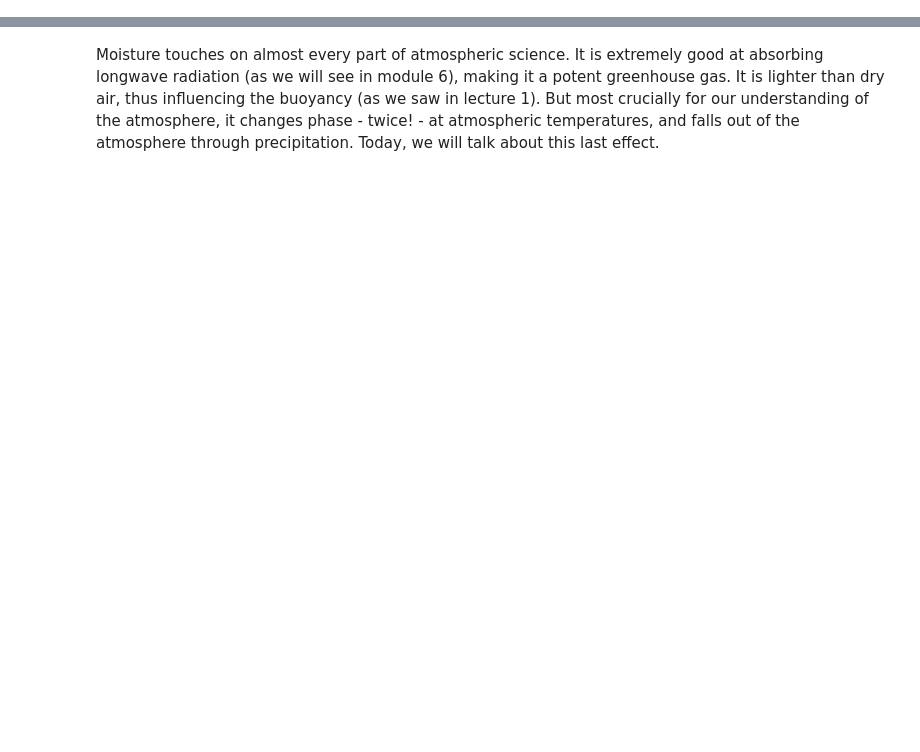
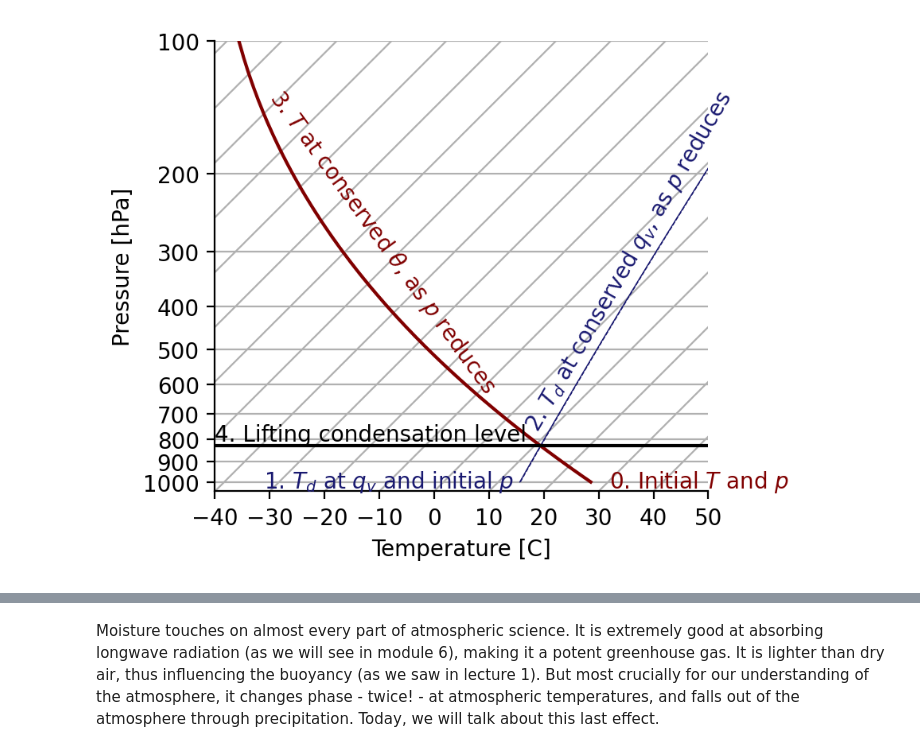
Before and after one commit to martinjanssens/metclim, a Jupyter notebook: metclim-jupyter-book/3. Thermodynamics (ii).ipynb, the cells around one changed output, grey strips where cells are left out. Saved outputs shown, nothing was run; the diff lists cells and outputs as text; code cells hidden in the pictures; blank space fills up the shorter version.

```diff
--- a/metclim-jupyter-book/3. Thermodynamics (ii).ipynb
+++ b/metclim-jupyter-book/3. Thermodynamics (ii).ipynb
@@ -114,0 +239,60 @@ Because $U_v<U_l$, condensating water vapour into liquid ($-dq_v$) represents in
+# %%
+# Parcel properties at its outset
+p0 = 1e5 # Pa
+T0 = 300 # K
+qv = 0.01 # kg/kg
+
+# Pressures we will lift the parcel to
+p = np.linspace(1e5, 1e4, 100)
+
+Rd = 287.05 # Dry air gas constant, J / kg / K
+cpd = 1004 # Dry air heat capacity at constant pressure, J / kg / K
+
+# Plot
+fig = plt.figure()
+skew = SkewT(fig, rotation=45)
+
+# 0. Initial parcel T and p
+skew.ax.text(0.8, 0.05, r'0. Initial $T$ and $p$', transform=skew.ax.transAxes, verticalalignment='top',
+            c='maroon')
+
+# 1. Initial dew-point temperature
+
+# With full definition for qs
+def e_sq(qs, p):
+    return qs * p / (qs * (1-Rd/Rv) + Rd/Rv)
+
+# With approximate definition for qs
+def e_sq_approx(qs, p):
+    return qs * p / (Rd/Rv)
+
+Tdew0 = Tdew(e_sq(qv, p0))
+skew.ax.text(0.1, 0.05, r'1. $T_d$ at $q_v$ and initial $p$', transform=skew.ax.transAxes, verticalalignment='top',
+            c='midnightblue')
+
+# 2. Tdew, as the parcel is lifted to lower p at constant qv
+Tdew_qscst = Tdew(e_sq(qv, p))
+Tdew_qscst_approx = Tdew(e_sq_approx(qv, p))
+skew.plot(p/100, Tdew_qscst-T_trip, c='midnightblue')
+skew.plot(p/100, Tdew_qscst_approx-T_trip, c='midnightblue', linestyle='--')
+skew.ax.text(0.62, 0.9, r'2. $T_d$ at conserved $q_v$, as $p$ reduces',
+             transform=skew.ax.transAxes, rotation=60, verticalalignment='top', c='midnightblue')
+
+# 3. Line of constant potential temperature
+def Tpot(T, p):
+    return T*(1e5/p)**(Rd/cpd)
+Tpot0 = Tpot(T0, p0)
+T_tpotcst = Tpot0 * (p/1e5)**(Rd/cpd)
+skew.plot(p/100, T_tpotcst-T_trip, c='maroon')
+skew.ax.text(0.1, 0.9, r'3. $T$ at conserved $\theta$, as $p$ reduces',
+             transform=skew.ax.transAxes, rotation=-54, verticalalignment='top', c='maroon')
+
+# 4. Lifting condensation level, at the p where T_tpotcst and Tdew_qscst intersect
+p_lcl = p[np.argmin(np.abs(T_tpotcst - Tdew_qscst))]
+skew.ax.axhline(p_lcl/100, label='Lifting condensation level', c='black')
+skew.ax.text(0.0, 0.15, r'4. Lifting condensation level',
+             transform=skew.ax.transAxes, verticalalignment='top', c='black')
+skew.ax.set_xlabel('Temperature [C]')
+_ = skew.ax.set_ylabel('Pressure [hPa]')
+# %% [output]
+[figure, added]
```
Also changed, not shown: parts of 18 cells of this notebook, 6 other files.
